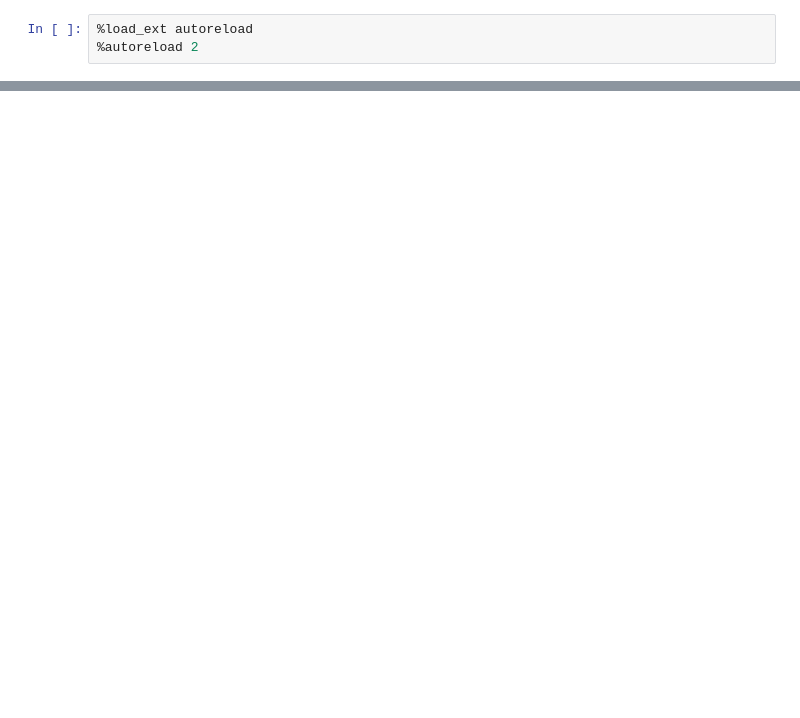
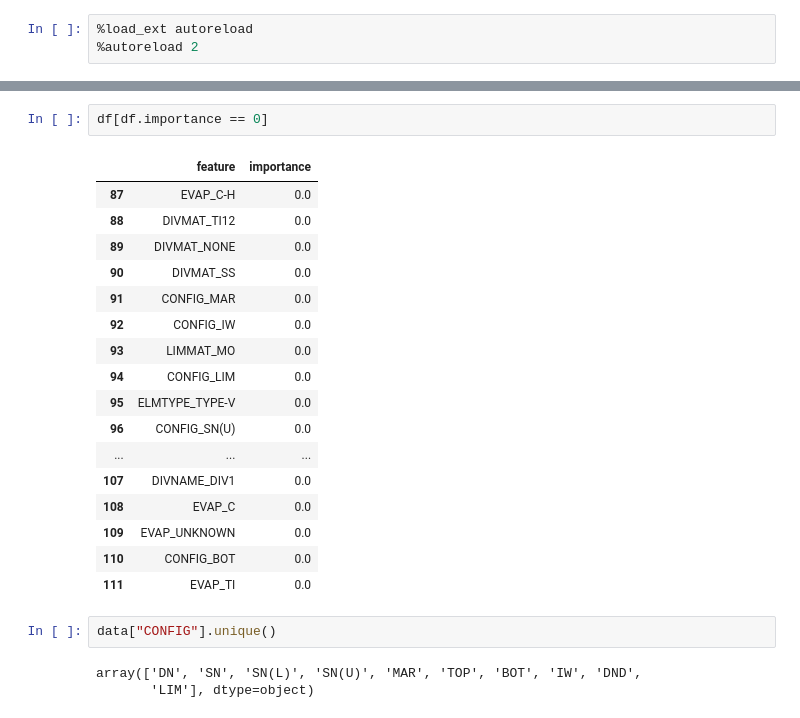
Before and after one commit to Chinnasf/FUSION-EP-Master-Thesis, a Jupyter notebook: Classification/RF.ipynb, the cells around one changed output, grey strips where cells are left out. Cells and saved outputs as stored; diff of their text form; blank space fills up the shorter version.

```diff
--- a/Classification/RF.ipynb
+++ b/Classification/RF.ipynb
@@ -211,0 +275,25 @@ Primero, me puse a contar la presencia de todos los IDs en la parte baja de la c
+# %%
+df[df.importance == 0]
+# %% [output]
+|  | feature | importance |
+| 87 | EVAP_C-H | 0.0 |
+| 88 | DIVMAT_TI12 | 0.0 |
+| 89 | DIVMAT_NONE | 0.0 |
+| 90 | DIVMAT_SS | 0.0 |
+| 91 | CONFIG_MAR | 0.0 |
+| 92 | CONFIG_IW | 0.0 |
+| 93 | LIMMAT_MO | 0.0 |
+| 94 | CONFIG_LIM | 0.0 |
+| 95 | ELMTYPE_TYPE-V | 0.0 |
+| 96 | CONFIG_SN(U) | 0.0 |
+| ... | ... | ... |
+| 107 | DIVNAME_DIV1 | 0.0 |
+| 108 | EVAP_C | 0.0 |
+| 109 | EVAP_UNKNOWN | 0.0 |
+| 110 | CONFIG_BOT | 0.0 |
+| 111 | EVAP_TI | 0.0 |
+# %%
+data["CONFIG"].unique()
+# %% [output]
+array(['DN', 'SN', 'SN(L)', 'SN(U)', 'MAR', 'TOP', 'BOT', 'IW', 'DND',
+       'LIM'], dtype=object)
```
Also changed, not shown: parts of 34 cells of this notebook, 4 other files.
